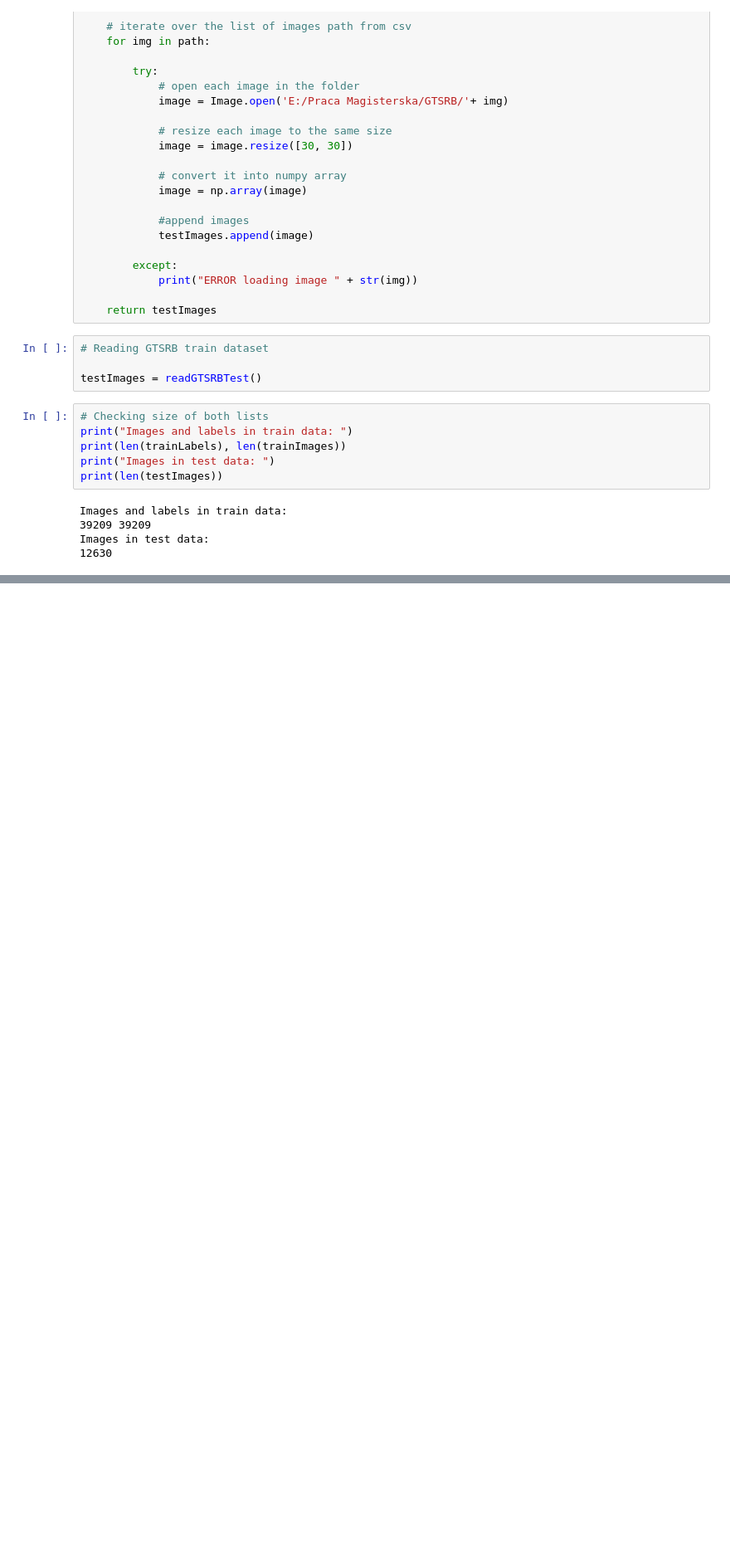
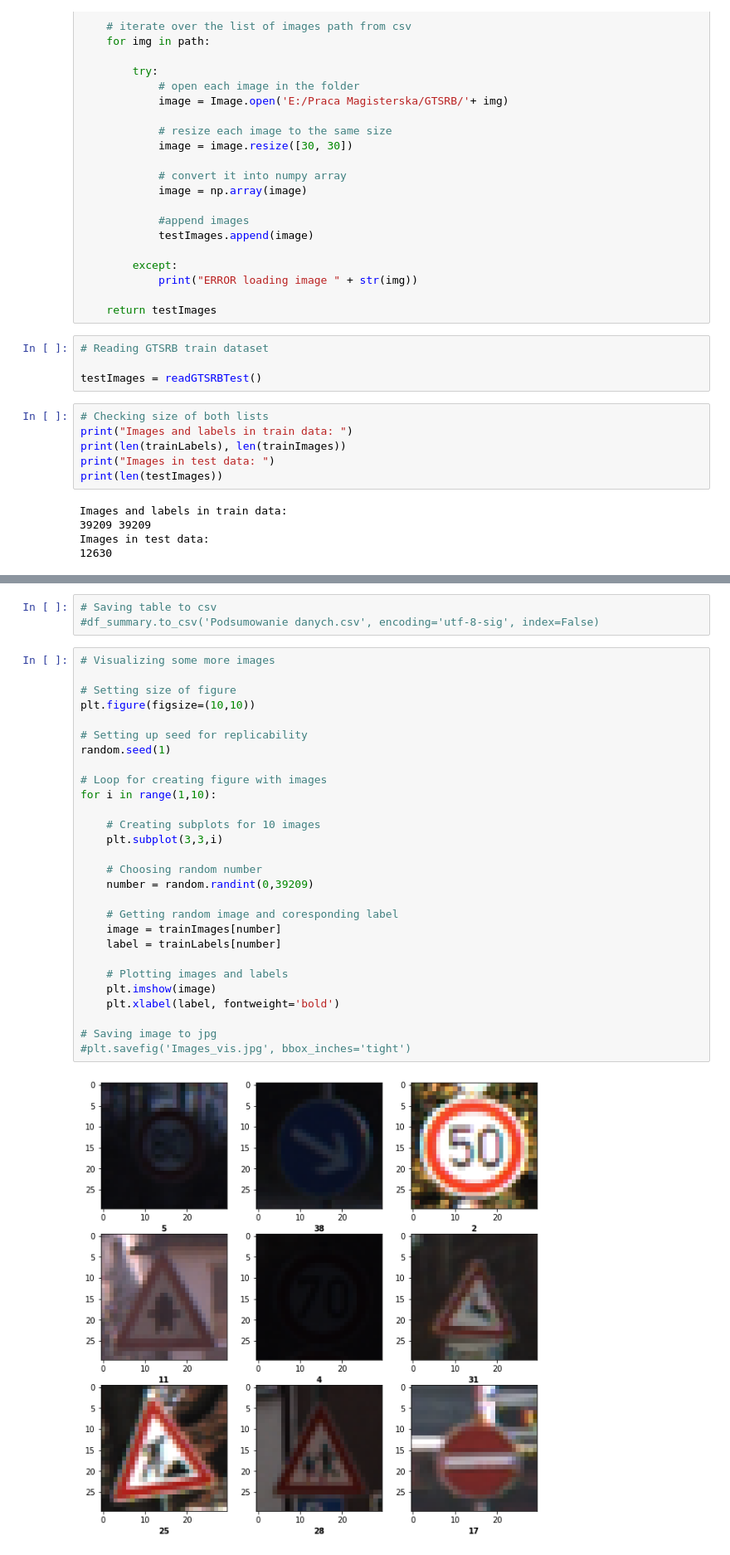
Before and after one commit to imarekkus/Master-s_Thesis, a Jupyter notebook: kody/EDA.ipynb, the cells around one changed output, grey strips where cells are left out. Shown: that part at 83% size. Drawn from its saved outputs; the diff is of its cells as text; blank space fills up the shorter version.

```diff
--- a/kody/EDA.ipynb
+++ b/kody/EDA.ipynb
@@ -142,0 +173,33 @@ plt.show()
+# %%
+# Saving table to csv
+#df_summary.to_csv('Podsumowanie danych.csv', encoding='utf-8-sig', index=False)
+# %%
+# Visualizing some more images
+
+# Setting size of figure
+plt.figure(figsize=(10,10))
+
+# Setting up seed for replicability
+random.seed(1)
+
+# Loop for creating figure with images
+for i in range(1,10):
+
+    # Creating subplots for 10 images
+    plt.subplot(3,3,i)
+
+    # Choosing random number
+    number = random.randint(0,39209)
+
+    # Getting random image and coresponding label
+    image = trainImages[number]
+    label = trainLabels[number]
+
+    # Plotting images and labels
+    plt.imshow(image)
+    plt.xlabel(label, fontweight='bold')
+
+# Saving image to jpg
+#plt.savefig('Images_vis.jpg', bbox_inches='tight')
+# %% [output]
+[figure, added]
```
Also changed, not shown: parts of 9 cells of this notebook, 7 other files.
